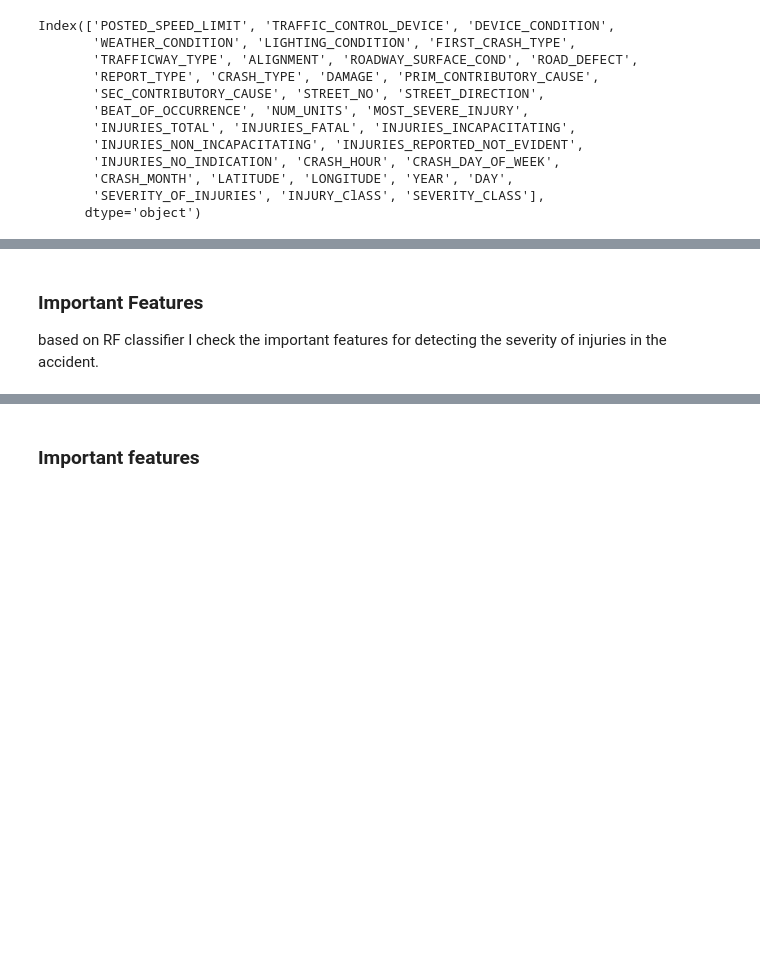
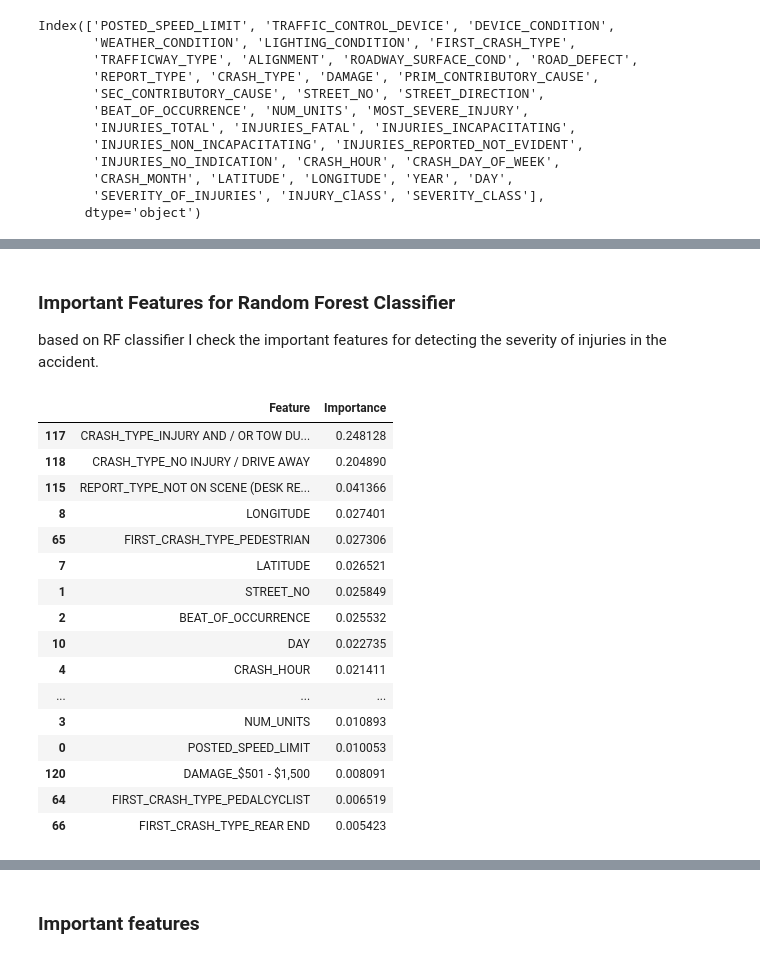
Before and after one commit to mm-khiet/project_dal, a Jupyter notebook: injury_prediction.ipynb, the cells around one changed output, grey strips where cells are left out. Cells and saved outputs as stored; diff of their text form; code cells hidden in the pictures; blank space fills up the shorter version.

```diff
--- a/injury_prediction.ipynb
+++ b/injury_prediction.ipynb
@@ -1678,9 +1804,9 @@ def implement_random_forest(X_train, X_val, y_train, y_val, my_n_estimators = 10
 # %%
 # Split the data
-X_train, X_val, X_test, y_train, y_val, y_test = split_data(X, y)
+X_train, X_val, X_test, y_train, y_val, y_test = split_data(X_resampled, y_resampled)
 
 # Logistic Regression
-lr_model = implement_logistic_regression(X_train, X_val, y_train, y_val)
+# lr_model = implement_logistic_regression(X_train, X_val, y_train, y_val)
 
 # Random Forest
-rf_model = implement_random_forest(X_train, X_val, y_train, y_val, 10)
+rf_classifier = implement_random_forest(X_train, X_val, X_test, y_train, y_val, y_test)
@@ -1705,21 +1825,0 @@ HIGH SEVERITY       0.79      0.98      0.88      2344
-# %%
-# 4.4. Modeling with Random Forest
-
-# Splitting the dataset into training and testing sets
-X_train, X_test, y_train, y_test = train_test_split(X_resampled, y_resampled, test_size=0.2, random_state=42)
-
-# Initialize the Random Forest Classifier with balanced class weights
-rf_classifier = RandomForestClassifier(n_estimators=100, class_weight='balanced', random_state=42)
-
-# Fitting the model to the training data
-rf_classifier.fit(X_train, y_train)
-
-# Predicting on the test set
-y_pred = rf_classifier.predict(X_test)
-
-# Evaluating the model
-accuracy = accuracy_score(y_test, y_pred)
-classification_report_results = classification_report(y_test, y_pred)
-
-print("Accuracy of Random Forest Classifier:", accuracy)
-print("\nClassification Report:\n", classification_report_results)
@@ -1738,10 +1843,30 @@ HIGH SEVERITY       0.80      0.99      0.88      2918
 # %% [markdown]
-### Important Features
+### Important Features for Random Forest Classifier
 based on RF classifier I check the important features for detecting the severity of injuries in the accident.
 # %%
-importances = rf_classifier.feature_importances_
-feature_names = X.columns
-feature_importances = pd.DataFrame({'Feature': feature_names, 'Importance': importances})
-feature_importances = feature_importances.sort_values(by='Importance', ascending=False)
+def rf_important_feature(rf_classifier):
+    importances = rf_classifier.feature_importances_
+    feature_names = X.columns
+    feature_importances = pd.DataFrame({'Feature': feature_names, 'Importance': importances})
+    feature_importances = feature_importances.sort_values(by='Importance', ascending=False)
 
-feature_importances.head()
+    return feature_importances.head(20)
+rf_important_feature(rf_classifier)
+# %% [output]
+|  | Feature | Importance |
+| 117 | CRASH_TYPE_INJURY AND / OR TOW DU... | 0.248128 |
+| 118 | CRASH_TYPE_NO INJURY / DRIVE AWAY | 0.204890 |
+| 115 | REPORT_TYPE_NOT ON SCENE (DESK RE... | 0.041366 |
+| 8 | LONGITUDE | 0.027401 |
+| 65 | FIRST_CRASH_TYPE_PEDESTRIAN | 0.027306 |
+| 7 | LATITUDE | 0.026521 |
+| 1 | STREET_NO | 0.025849 |
+| 2 | BEAT_OF_OCCURRENCE | 0.025532 |
+| 10 | DAY | 0.022735 |
+| 4 | CRASH_HOUR | 0.021411 |
+| ... | ... | ... |
+| 3 | NUM_UNITS | 0.010893 |
+| 0 | POSTED_SPEED_LIMIT | 0.010053 |
+| 120 | DAMAGE_$501 - $1,500 | 0.008091 |
+| 64 | FIRST_CRASH_TYPE_PEDALCYCLIST | 0.006519 |
+| 66 | FIRST_CRASH_TYPE_REAR END | 0.005423 |
```
Also changed, not shown: parts of 35 cells of this notebook.
